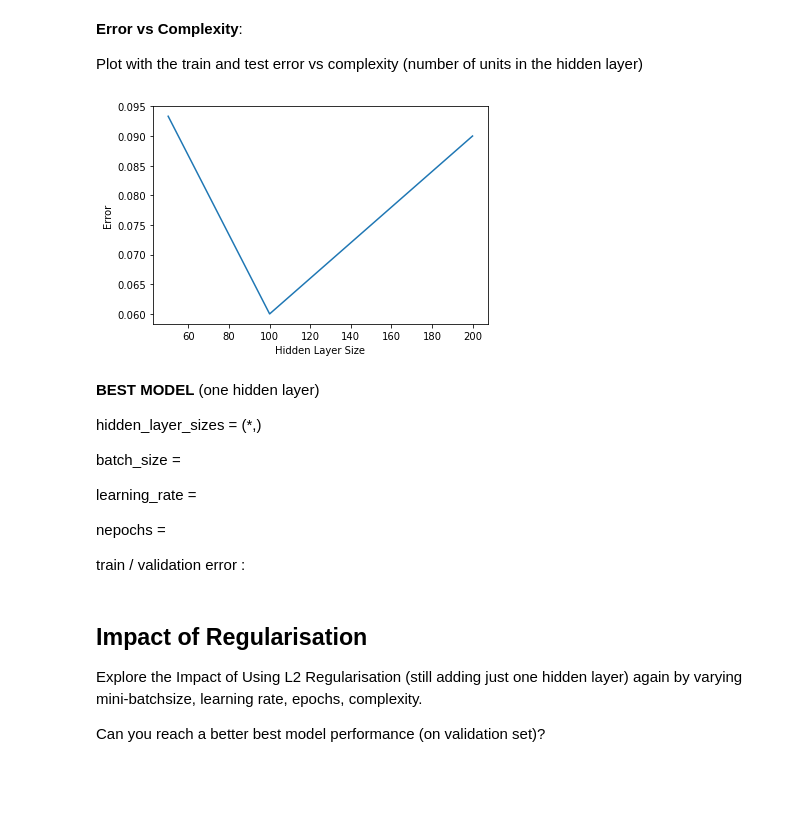
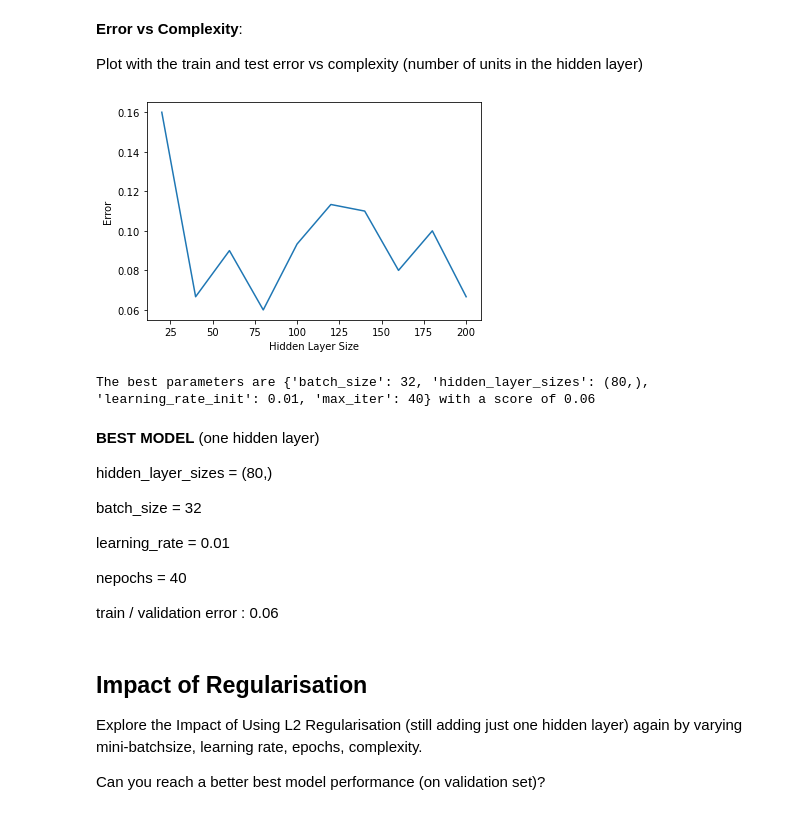
Before and after one commit to PatCH0816/TSM_DeLearn, a Jupyter notebook: exercises/exercise4/Exercise 3/model_selection_stud.ipynb, the cells around one changed output. Cells and saved outputs as stored; diff of their text form; code cells hidden in the pictures; blank space fills up the shorter version.

```diff
--- a/exercises/exercise4/Exercise 3/model_selection_stud.ipynb
+++ b/exercises/exercise4/Exercise 3/model_selection_stud.ipynb
@@ -228,7 +228,7 @@ nepochs = 100
 
 from sklearn.model_selection import StratifiedShuffleSplit, GridSearchCV
 
-hidden_layer_sizes = [(50,), (100,), (200,)]
+hidden_layer_sizes = [(20,), (40,), (60,), (80,), (100,), (120,), (140,), (160,), (180,), (200,)]
 
 param_grid  = dict(
     batch_size = [32, 64],
@@ -256,29 +256,35 @@ Plot with the train and test error vs complexity (number of units in the hidden
 # %%
 ### START YOUR CODE ###
 import pandas as pd
 
 best_scores = pd.DataFrame(best_scores)
 
 plt.plot(best_scores['hidden_layer_size'].apply(lambda x: x[0]), best_scores['error_rate'])
 plt.xlabel("Hidden Layer Size")
 plt.ylabel("Error")
 plt.show()
 
+best_error = best_scores['error_rate'].min()
+best_params = best_scores[best_scores['error_rate']==best_error]['params'].values[0]
+print("The best parameters are %s with a score of %0.2f"
+      % (best_params, best_error))
+
 ### END YOUR CODE ###
 # %% [output]
-[figure, old version]
+[figure, new version]
+The best parameters are {'batch_size': 32, 'hidden_layer_sizes': (80,), 'learning_rate_init': 0.01, 'max_iter': 40} with a score of 0.06
 # %% [markdown]
 __BEST MODEL__ (one hidden layer)
 
-hidden_layer_sizes = (*,)
+hidden_layer_sizes = (80,)
 
-batch_size =
+batch_size = 32
 
-learning_rate =
+learning_rate = 0.01
 
-nepochs =
+nepochs = 40
 
-train / validation error :
+train / validation error : 0.06
 # %% [markdown]
 ## Impact of Regularisation
 
```
Also changed, not shown: parts of 11 cells of this notebook.
